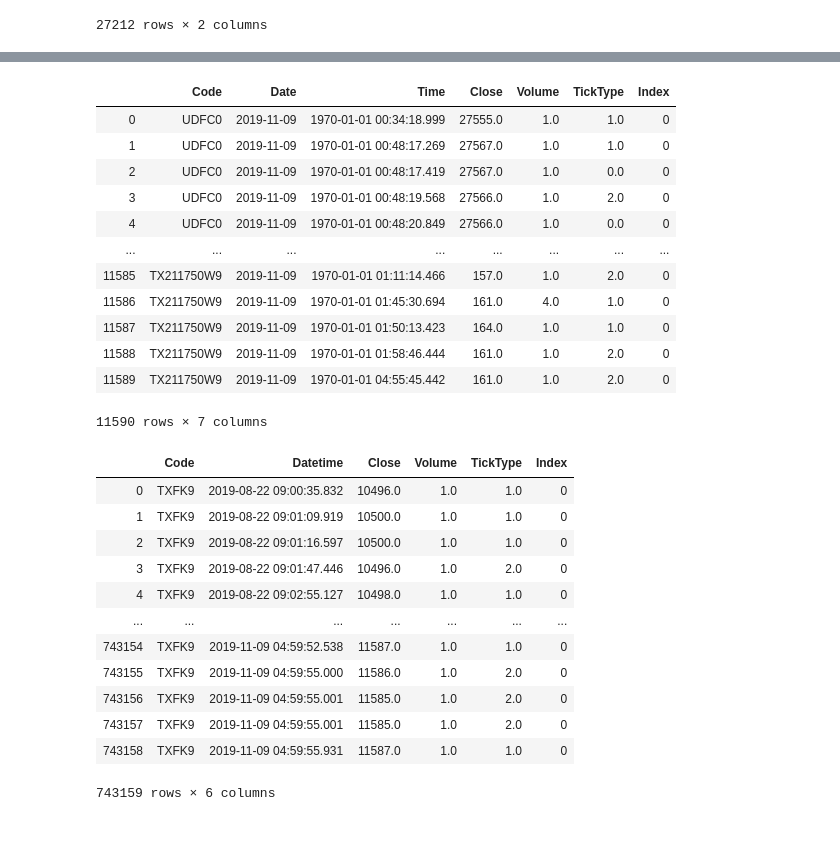
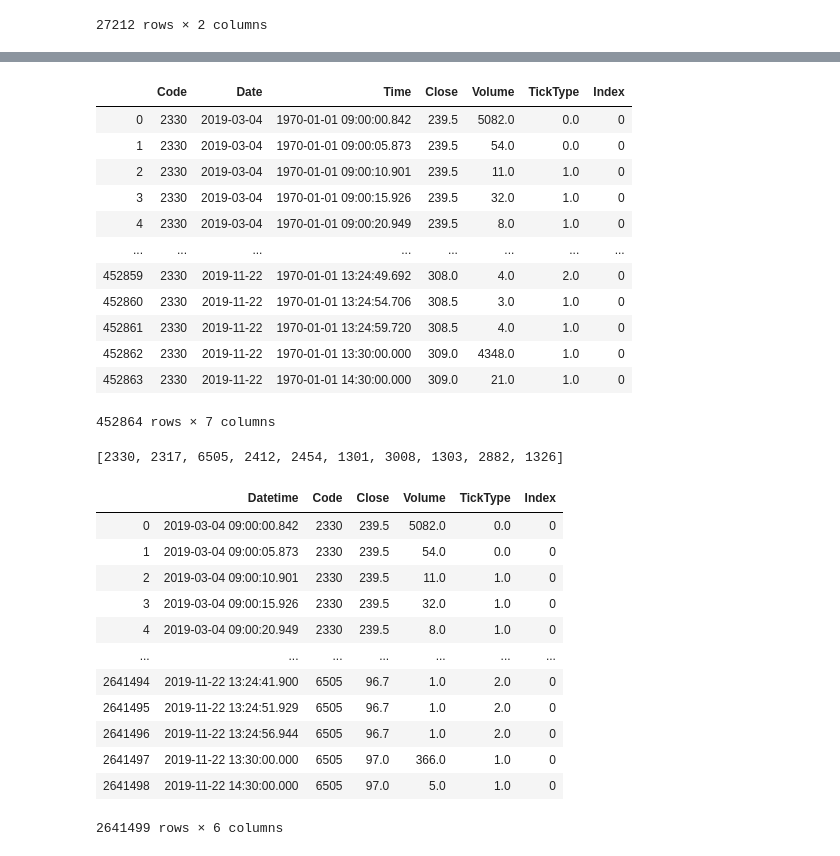
Before and after one commit to Yvictor/dolphindbPlay, a Jupyter notebook: query.ipynb, the cells around one changed output, grey strips where cells are left out. Drawn from its saved outputs; the diff is of its cells as text; code cells hidden in the pictures.

```diff
--- a/query.ipynb
+++ b/query.ipynb
@@ -132,4 +95,0 @@ dtype: float64
-# %%
-df_free = ddb_conn.run("select sum(freeSize) as freeSize , sum(blockSize) as allocatedSize from mem();")
-print(df_free["freeSize"]/ df_free["allocatedSize"])
-df_free
@@ -141,5 +96,3 @@ dtype: float64
-# %%
-ddb_conn.run("undef(all);")
 # %%
 quote_cols = [('').join(c) for c in product(["Ask", "Bid"],
                                             ["Price", "Volume"],
@@ -198,3 +134,0 @@ _63.head(125)
-# %%
-ddb_conn.run('select concatDateTime(Date,Time) as DateTime, Code, {0} '
-             'from tickQuote where Date=2019.11.08 and Code="TXO11600L9";'.format(quote_cols_str))
@@ -203,2 +134,0 @@ RuntimeError: <Server Exception> in run: Out of memory
-# %%
-ddb_conn.run("schema(tickQuote);")
@@ -223,16 +135,16 @@ ddb_conn.run("schema(tickQuote);")
 # %%
-ddb_conn.run("select * from tickTFE where Date=2019.11.09;")
+ddb_conn.run('select * from tickTSE where Code="2330"')
 # %% [output]
 |  | Code | Date | Time | Close | Volume | TickType | Index |
-| 0 | UDFC0 | 2019-11-09 | 1970-01-01 00:34:18.999 | 27555.0 | 1.0 | 1.0 | 0 |
-| 1 | UDFC0 | 2019-11-09 | 1970-01-01 00:48:17.269 | 27567.0 | 1.0 | 1.0 | 0 |
-| 2 | UDFC0 | 2019-11-09 | 1970-01-01 00:48:17.419 | 27567.0 | 1.0 | 0.0 | 0 |
-| 3 | UDFC0 | 2019-11-09 | 1970-01-01 00:48:19.568 | 27566.0 | 1.0 | 2.0 | 0 |
-| 4 | UDFC0 | 2019-11-09 | 1970-01-01 00:48:20.849 | 27566.0 | 1.0 | 0.0 | 0 |
+| 0 | 2330 | 2019-03-04 | 1970-01-01 09:00:00.842 | 239.5 | 5082.0 | 0.0 | 0 |
+| 1 | 2330 | 2019-03-04 | 1970-01-01 09:00:05.873 | 239.5 | 54.0 | 0.0 | 0 |
+| 2 | 2330 | 2019-03-04 | 1970-01-01 09:00:10.901 | 239.5 | 11.0 | 1.0 | 0 |
+| 3 | 2330 | 2019-03-04 | 1970-01-01 09:00:15.926 | 239.5 | 32.0 | 1.0 | 0 |
+| 4 | 2330 | 2019-03-04 | 1970-01-01 09:00:20.949 | 239.5 | 8.0 | 1.0 | 0 |
 | ... | ... | ... | ... | ... | ... | ... | ... |
-| 11585 | TX211750W9 | 2019-11-09 | 1970-01-01 01:11:14.466 | 157.0 | 1.0 | 2.0 | 0 |
-| 11586 | TX211750W9 | 2019-11-09 | 1970-01-01 01:45:30.694 | 161.0 | 4.0 | 1.0 | 0 |
-| 11587 | TX211750W9 | 2019-11-09 | 1970-01-01 01:50:13.423 | 164.0 | 1.0 | 1.0 | 0 |
-| 11588 | TX211750W9 | 2019-11-09 | 1970-01-01 01:58:46.444 | 161.0 | 1.0 | 2.0 | 0 |
-| 11589 | TX211750W9 | 2019-11-09 | 1970-01-01 04:55:45.442 | 161.0 | 1.0 | 2.0 | 0 |
+| 452859 | 2330 | 2019-11-22 | 1970-01-01 13:24:49.692 | 308.0 | 4.0 | 2.0 | 0 |
+| 452860 | 2330 | 2019-11-22 | 1970-01-01 13:24:54.706 | 308.5 | 3.0 | 1.0 | 0 |
+| 452861 | 2330 | 2019-11-22 | 1970-01-01 13:24:59.720 | 308.5 | 4.0 | 1.0 | 0 |
+| 452862 | 2330 | 2019-11-22 | 1970-01-01 13:30:00.000 | 309.0 | 4348.0 | 1.0 | 0 |
+| 452863 | 2330 | 2019-11-22 | 1970-01-01 14:30:00.000 | 309.0 | 21.0 | 1.0 | 0 |
-11590 rows × 7 columns
+452864 rows × 7 columns
@@ -239,18 +156,25 @@ ddb_conn.run("select * from tickTFE where Date=2019.11.09;")
+# %%
+df_stock_value_rank = pd.read_html(res.text)[0]
+df_stock_value_rank.columns = ['rank', 'code', 'name', 'v'] + ['rank1', 'code1', 'name1', 'v1']
+df_stock_value_rank['code'][:10].tolist()
+# %% [output]
+[2330, 2317, 6505, 2412, 2454, 1301, 3008, 1303, 2882, 1326]
 # %%
-ddb_conn.run('select Code, concatDateTime(Date,Time) as Datetime, '
-             'Close, Volume, TickType, Index '
-             'from tickTFE where Code="TXFK9";')
+ddb_conn.run('select concatDateTime(Date, Time) as Datetime, Code, Close, Volume, TickType, Index '
+             'from tickTSE where {}'.format((" or ").join([
+                f'Code=="{code}"' for code in df_stock_value_rank['code'][:10].tolist()]))
+            )
 # %% [output]
-|  | Code | Datetime | Close | Volume | TickType | Index |
-| 0 | TXFK9 | 2019-08-22 09:00:35.832 | 10496.0 | 1.0 | 1.0 | 0 |
-| 1 | TXFK9 | 2019-08-22 09:01:09.919 | 10500.0 | 1.0 | 1.0 | 0 |
-| 2 | TXFK9 | 2019-08-22 09:01:16.597 | 10500.0 | 1.0 | 1.0 | 0 |
-| 3 | TXFK9 | 2019-08-22 09:01:47.446 | 10496.0 | 1.0 | 2.0 | 0 |
-| 4 | TXFK9 | 2019-08-22 09:02:55.127 | 10498.0 | 1.0 | 1.0 | 0 |
+|  | Datetime | Code | Close | Volume | TickType | Index |
+| 0 | 2019-03-04 09:00:00.842 | 2330 | 239.5 | 5082.0 | 0.0 | 0 |
+| 1 | 2019-03-04 09:00:05.873 | 2330 | 239.5 | 54.0 | 0.0 | 0 |
+| 2 | 2019-03-04 09:00:10.901 | 2330 | 239.5 | 11.0 | 1.0 | 0 |
+| 3 | 2019-03-04 09:00:15.926 | 2330 | 239.5 | 32.0 | 1.0 | 0 |
+| 4 | 2019-03-04 09:00:20.949 | 2330 | 239.5 | 8.0 | 1.0 | 0 |
 | ... | ... | ... | ... | ... | ... | ... |
-| 743154 | TXFK9 | 2019-11-09 04:59:52.538 | 11587.0 | 1.0 | 1.0 | 0 |
-| 743155 | TXFK9 | 2019-11-09 04:59:55.000 | 11586.0 | 1.0 | 2.0 | 0 |
-| 743156 | TXFK9 | 2019-11-09 04:59:55.001 | 11585.0 | 1.0 | 2.0 | 0 |
-| 743157 | TXFK9 | 2019-11-09 04:59:55.001 | 11585.0 | 1.0 | 2.0 | 0 |
-| 743158 | TXFK9 | 2019-11-09 04:59:55.931 | 11587.0 | 1.0 | 1.0 | 0 |
+| 2641494 | 2019-11-22 13:24:41.900 | 6505 | 96.7 | 1.0 | 2.0 | 0 |
+| 2641495 | 2019-11-22 13:24:51.929 | 6505 | 96.7 | 1.0 | 2.0 | 0 |
+| 2641496 | 2019-11-22 13:24:56.944 | 6505 | 96.7 | 1.0 | 2.0 | 0 |
+| 2641497 | 2019-11-22 13:30:00.000 | 6505 | 97.0 | 366.0 | 1.0 | 0 |
+| 2641498 | 2019-11-22 14:30:00.000 | 6505 | 97.0 | 5.0 | 1.0 | 0 |
-743159 rows × 6 columns
+2641499 rows × 6 columns
```
Also changed, not shown: parts of 22 cells of this notebook.
